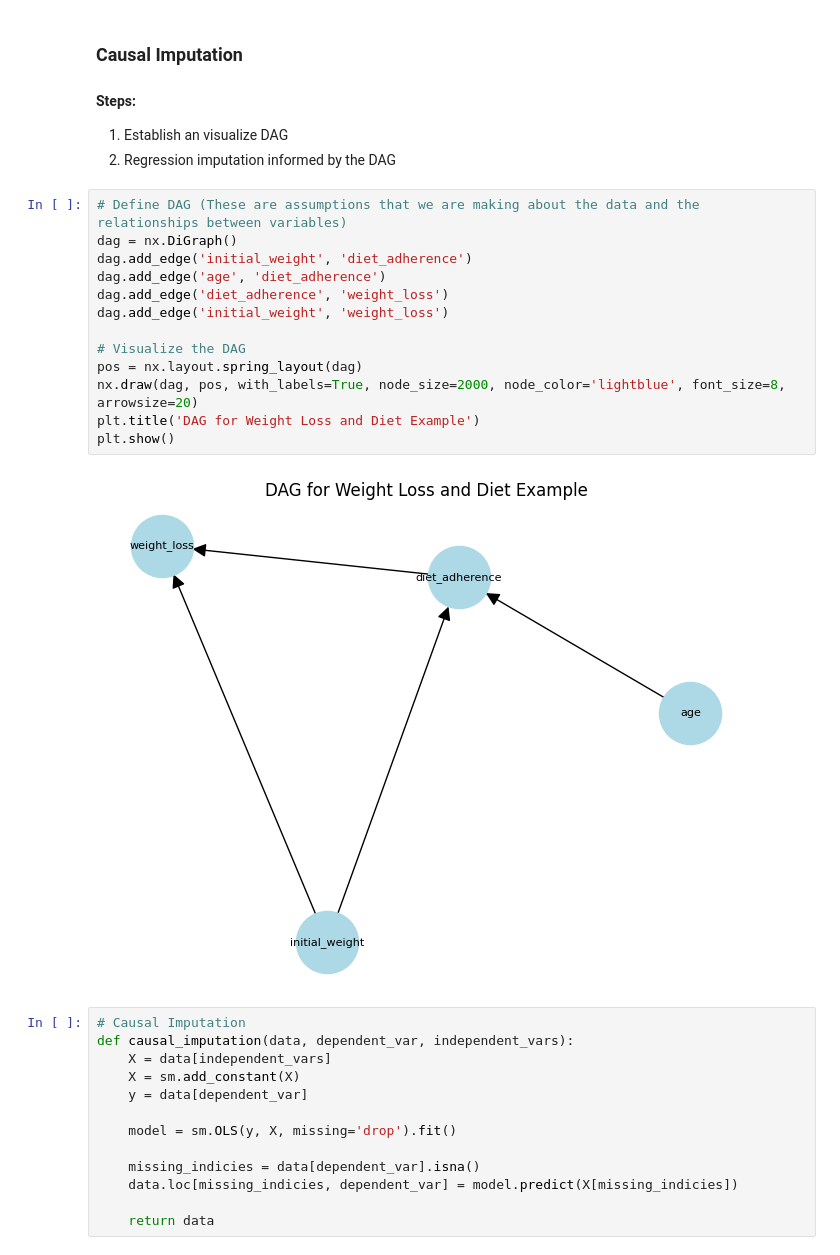
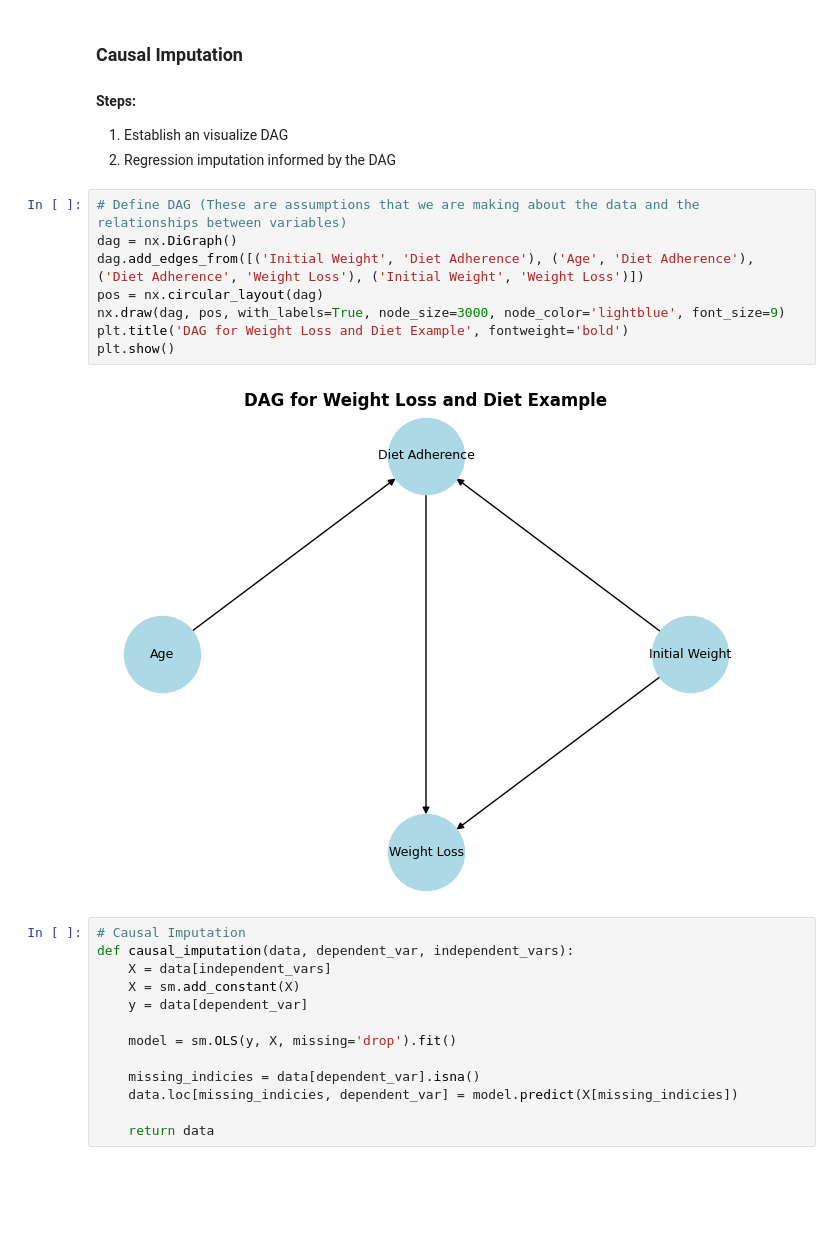
Before and after one commit to MaxiStahl1992/advanced-workbook-code, a Jupyter notebook: task5_full.ipynb, the cells around one changed output. Cells and saved outputs as stored; diff of their text form; blank space fills up the shorter version.

```diff
--- a/task5_full.ipynb
+++ b/task5_full.ipynb
@@ -314,18 +314,13 @@ In this case simple imputation does not work at all. The data distributions for
 # %%
 # Define DAG (These are assumptions that we are making about the data and the relationships between variables)
 dag = nx.DiGraph()
-dag.add_edge('initial_weight', 'diet_adherence')
-dag.add_edge('age', 'diet_adherence')
-dag.add_edge('diet_adherence', 'weight_loss')
-dag.add_edge('initial_weight', 'weight_loss')
-
-# Visualize the DAG
-pos = nx.layout.spring_layout(dag)
-nx.draw(dag, pos, with_labels=True, node_size=2000, node_color='lightblue', font_size=8, arrowsize=20)
-plt.title('DAG for Weight Loss and Diet Example')
+dag.add_edges_from([('Initial Weight', 'Diet Adherence'), ('Age', 'Diet Adherence'), ('Diet Adherence', 'Weight Loss'), ('Initial Weight', 'Weight Loss')])
+pos = nx.circular_layout(dag)
+nx.draw(dag, pos, with_labels=True, node_size=3000, node_color='lightblue', font_size=9)
+plt.title('DAG for Weight Loss and Diet Example', fontweight='bold')
 plt.show()
 # %% [output]
-[figure, old version]
+[figure, new version]
 # %%
 # Causal Imputation
 def causal_imputation(data, dependent_var, independent_vars):
```
Also changed, not shown: parts of 9 cells of this notebook, 4 other files.
